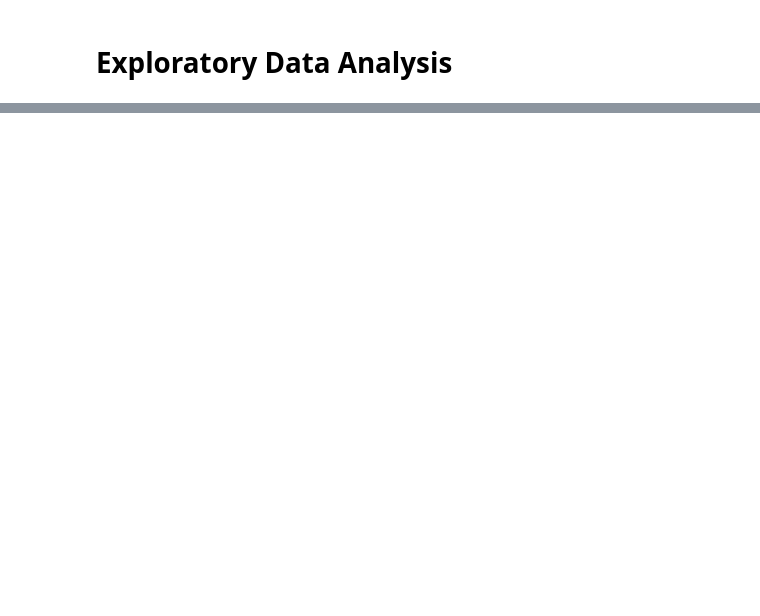
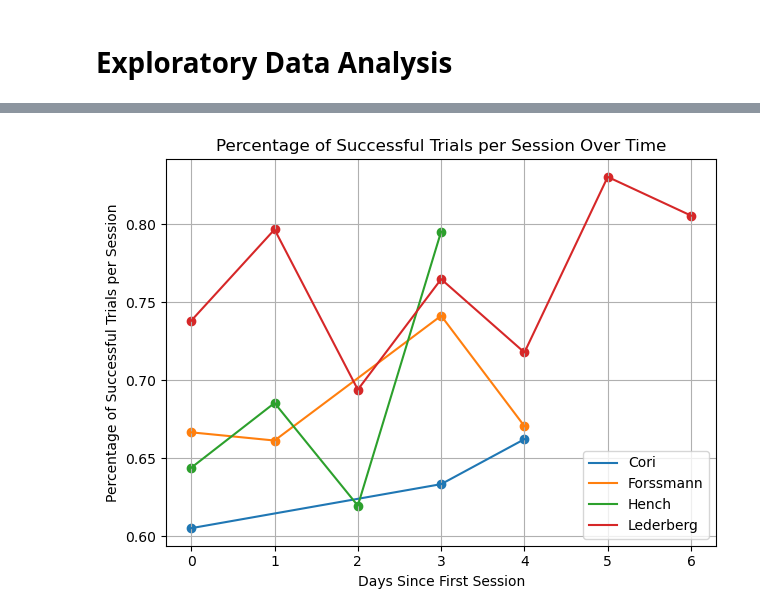
Before and after one commit to CodyVig/predictive-modeling-py, a Jupyter notebook: exploratory_data_analysis.ipynb, the cells around one changed output, grey strips where cells are left out. Saved outputs shown, nothing was run; the diff lists cells and outputs as text; code cells hidden in the pictures; blank space fills up the shorter version.

```diff
--- a/exploratory_data_analysis.ipynb
+++ b/exploratory_data_analysis.ipynb
@@ -115,0 +18,2 @@ cori_trial_1.spikes.get("Trial 1").head()
+# %%
+mice = [cori, forssmann, hench, lederberg]
@@ -115,0 +22,8 @@ cori_trial_1.spikes.get("Trial 1").head()
+# %%
+for mouse in mice:
+    for session in mouse:
+        print(
+            session.mouse_name,
+            session.date_exp,
+            f"{sum(session.feedback_type == 1) /  len(session.feedback_type):.2%}"
+        )
@@ -115,0 +49,21 @@ cori_trial_1.spikes.get("Trial 1").head()
+# %%
+for mouse in mice:
+    first_date = min(session.date_exp for session in mouse)
+    days_since_first = [(session.date_exp - first_date).days for session in mouse]
+    successes = [
+        sum(session.feedback_type == 1) / len(session.feedback_type)
+        for session in mouse
+    ]
+    mouse_name = mouse[0].mouse_name
+    plt.plot(days_since_first, successes, label=mouse_name)
+    plt.scatter(days_since_first, successes)
+
+plt.xlabel("Days Since First Session")
+plt.ylabel("Percentage of Successful Trials per Session")
+plt.title("Percentage of Successful Trials per Session Over Time")
+plt.legend()
+plt.tight_layout()
+plt.grid()
+plt.show()
+# %% [output]
+[figure, added]
```
Also changed, not shown: parts of 27 cells of this notebook, 16 other files.
